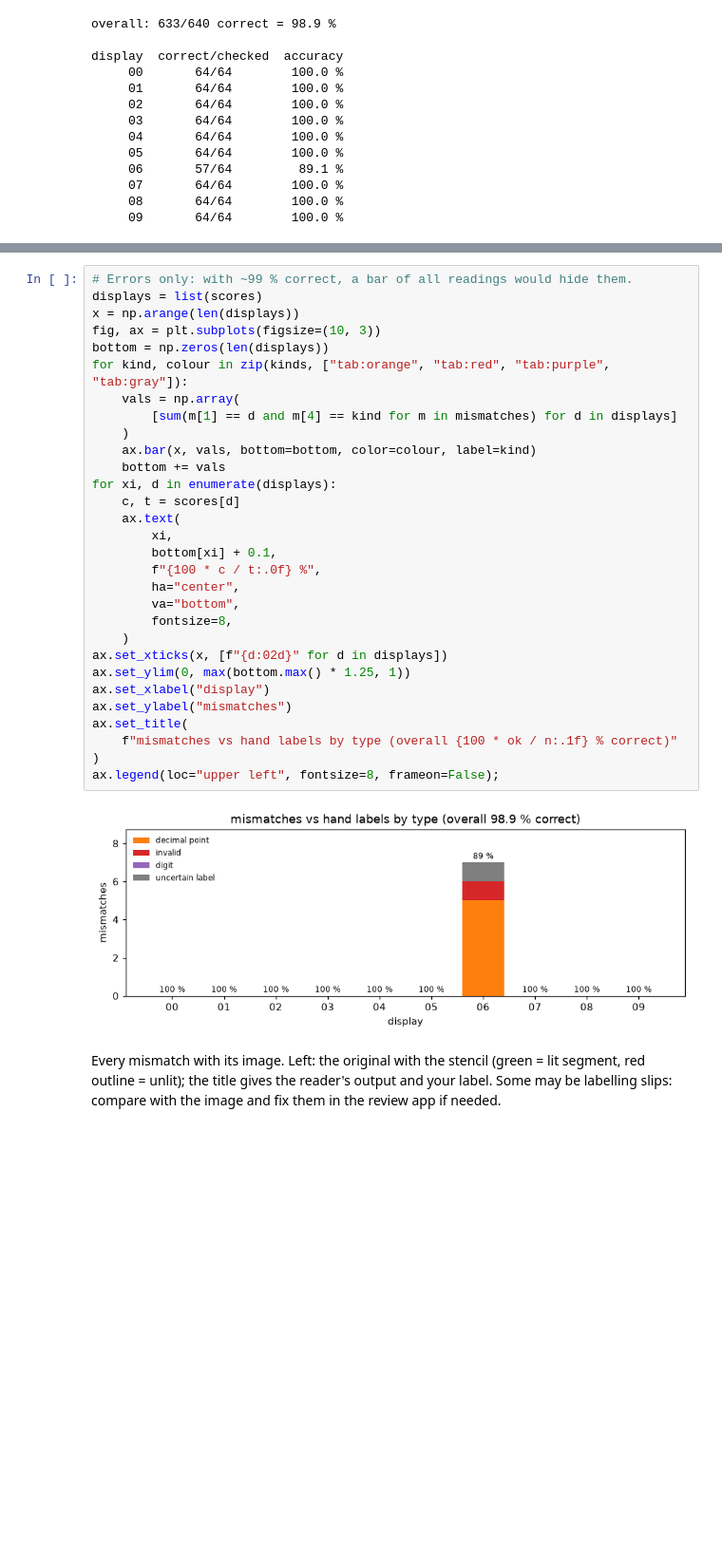
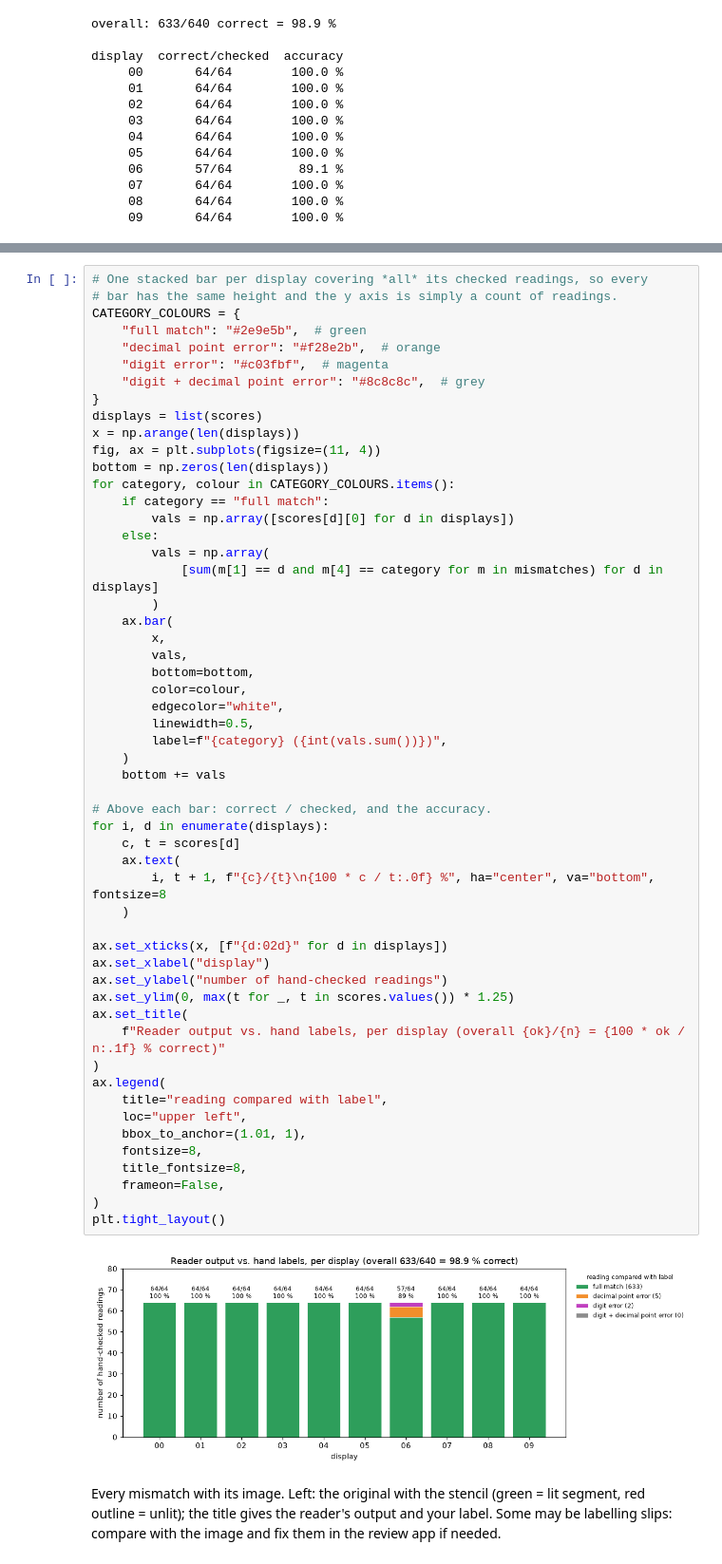
Before and after one commit to marekvasko/seven_segment, a Jupyter notebook: notebooks/stencil_demo.ipynb, the cells around one changed output, grey strips where cells are left out. Shown at 95% size. Cells and saved outputs as stored; diff of their text form; blank space fills up the shorter version.

```diff
--- a/notebooks/stencil_demo.ipynb
+++ b/notebooks/stencil_demo.ipynb
@@ -460,35 +477,59 @@ session display  reader   label    kind
 # %%
-# Errors only: with ~99 % correct, a bar of all readings would hide them.
+# One stacked bar per display covering *all* its checked readings, so every
+# bar has the same height and the y axis is simply a count of readings.
+CATEGORY_COLOURS = {
+    "full match": "#2e9e5b",  # green
+    "decimal point error": "#f28e2b",  # orange
+    "digit error": "#c03fbf",  # magenta
+    "digit + decimal point error": "#8c8c8c",  # grey
+}
 displays = list(scores)
 x = np.arange(len(displays))
-fig, ax = plt.subplots(figsize=(10, 3))
+fig, ax = plt.subplots(figsize=(11, 4))
 bottom = np.zeros(len(displays))
-for kind, colour in zip(kinds, ["tab:orange", "tab:red", "tab:purple", "tab:gray"]):
-    vals = np.array(
-        [sum(m[1] == d and m[4] == kind for m in mismatches) for d in displays]
+for category, colour in CATEGORY_COLOURS.items():
+    if category == "full match":
+        vals = np.array([scores[d][0] for d in displays])
+    else:
+        vals = np.array(
+            [sum(m[1] == d and m[4] == category for m in mismatches) for d in displays]
+        )
+    ax.bar(
+        x,
+        vals,
+        bottom=bottom,
+        color=colour,
+        edgecolor="white",
+        linewidth=0.5,
+        label=f"{category} ({int(vals.sum())})",
     )
-    ax.bar(x, vals, bottom=bottom, color=colour, label=kind)
     bottom += vals
-for xi, d in enumerate(displays):
+
+# Above each bar: correct / checked, and the accuracy.
+for i, d in enumerate(displays):
     c, t = scores[d]
     ax.text(
-        xi,
-        bottom[xi] + 0.1,
-        f"{100 * c / t:.0f} %",
-        ha="center",
-        va="bottom",
-        fontsize=8,
+        i, t + 1, f"{c}/{t}\n{100 * c / t:.0f} %", ha="center", va="bottom", fontsize=8
     )
+
 ax.set_xticks(x, [f"{d:02d}" for d in displays])
-ax.set_ylim(0, max(bottom.max() * 1.25, 1))
 ax.set_xlabel("display")
-ax.set_ylabel("mismatches")
+ax.set_ylabel("number of hand-checked readings")
+ax.set_ylim(0, max(t for _, t in scores.values()) * 1.25)
 ax.set_title(
-    f"mismatches vs hand labels by type (overall {100 * ok / n:.1f} % correct)"
+    f"Reader output vs. hand labels, per display (overall {ok}/{n} = {100 * ok / n:.1f} % correct)"
 )
-ax.legend(loc="upper left", fontsize=8, frameon=False);
+ax.legend(
+    title="reading compared with label",
+    loc="upper left",
+    bbox_to_anchor=(1.01, 1),
+    fontsize=8,
+    title_fontsize=8,
+    frameon=False,
+)
+plt.tight_layout()
 # %% [output]
-[figure, old version]
+[figure, new version]
 # %% [markdown]
 Every mismatch with its image. Left: the original with the stencil
 (green = lit segment, red outline = unlit); the title gives the reader's
```
Also changed, not shown: parts of 3 cells of this notebook, 1 other file.
